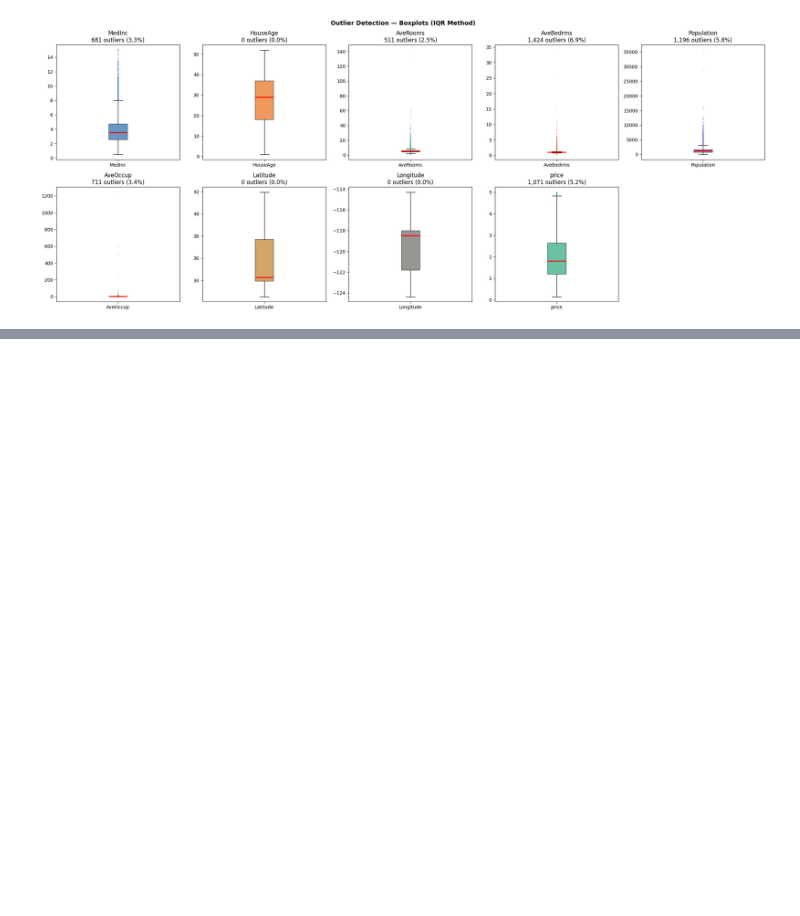
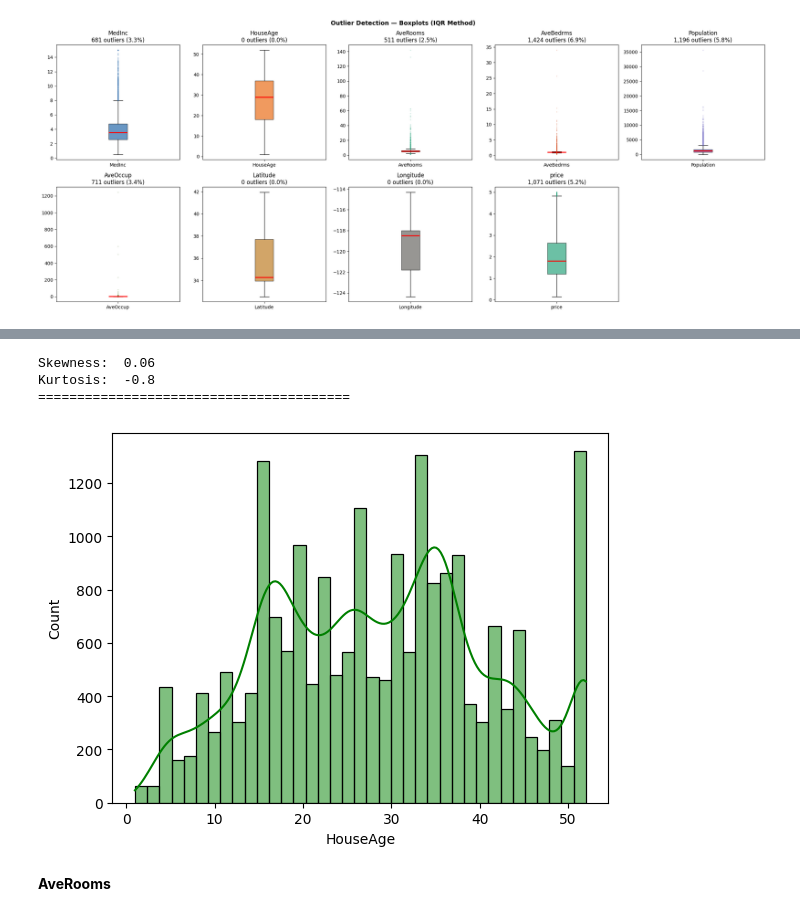
Before and after one commit to MudaserShah/Machine-learning-Projects, a Jupyter notebook: house-price-ml/notebook.ipynb, the cells around one changed output, grey strips where cells are left out. Cells and saved outputs as stored; diff of their text form; code cells hidden in the pictures; blank space fills up the shorter version.

```diff
--- a/house-price-ml/notebook.ipynb
+++ b/house-price-ml/notebook.ipynb
@@ -357,0 +537,17 @@ plt.show()
+# %%
+#now check the skewness and kurtosis
+print("Skewness: ", df['HouseAge'].skew().round(2))
+print("Kurtosis: ", df['HouseAge'].kurtosis().round(2))
+print("=" * 40)
+# %% [output]
+Skewness:  0.06
+Kurtosis:  -0.8
+========================================
+# %%
+#now check the distribution by using dist plot
+sns.histplot(df["HouseAge"], kde=True, color="green")
+plt.show()
+# %% [output]
+[figure, added]
+# %% [markdown]
+**AveRooms**
```
Also changed, not shown: parts of 44 cells of this notebook.
